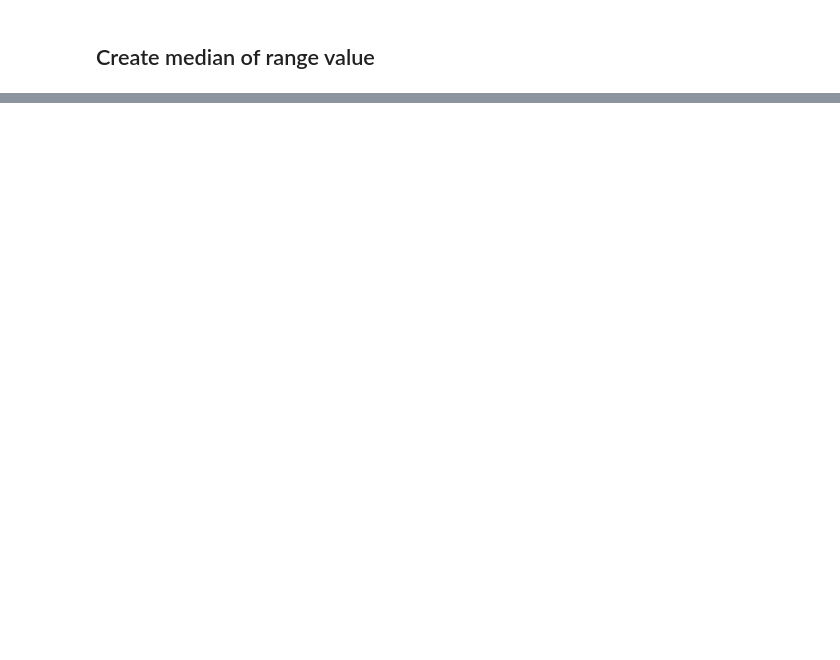
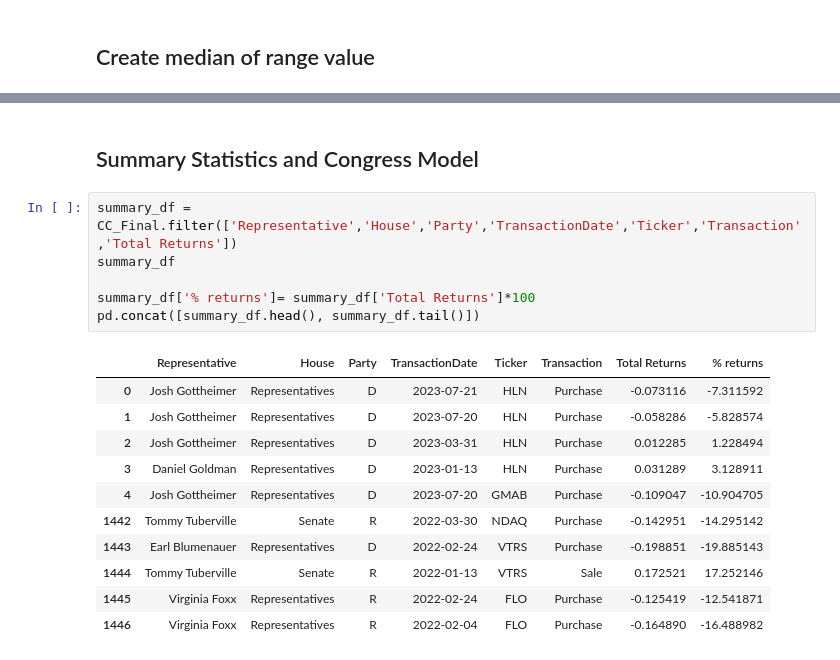
Before and after one commit to ssenhouse/project_3_congress_insider, a Jupyter notebook: Full_Congress_Data.ipynb, the cells around one changed output, grey strips where cells are left out. Drawn from its saved outputs; the diff is of its cells as text; blank space fills up the shorter version.

Commit message:
updated and added summary statistics

```diff
--- a/Full_Congress_Data.ipynb
+++ b/Full_Congress_Data.ipynb
@@ -709,0 +712,20 @@ CC_Final
+# %% [markdown]
+## Summary Statistics and Congress Model
+# %%
+summary_df = CC_Final.filter(['Representative','House','Party','TransactionDate','Ticker','Transaction','Total Returns'])
+summary_df
+
+summary_df['% returns']= summary_df['Total Returns']*100
+pd.concat([summary_df.head(), summary_df.tail()])
+# %% [output]
+|  | Representative | House | Party | TransactionDate | Ticker | Transaction | Total Returns | % returns |
+| 0 | Josh Gottheimer | Representatives | D | 2023-07-21 | HLN | Purchase | -0.073116 | -7.311592 |
+| 1 | Josh Gottheimer | Representatives | D | 2023-07-20 | HLN | Purchase | -0.058286 | -5.828574 |
+| 2 | Josh Gottheimer | Representatives | D | 2023-03-31 | HLN | Purchase | 0.012285 | 1.228494 |
+| 3 | Daniel Goldman | Representatives | D | 2023-01-13 | HLN | Purchase | 0.031289 | 3.128911 |
+| 4 | Josh Gottheimer | Representatives | D | 2023-07-20 | GMAB | Purchase | -0.109047 | -10.904705 |
+| 1442 | Tommy Tuberville | Senate | R | 2022-03-30 | NDAQ | Purchase | -0.142951 | -14.295142 |
+| 1443 | Earl Blumenauer | Representatives | D | 2022-02-24 | VTRS | Purchase | -0.198851 | -19.885143 |
+| 1444 | Tommy Tuberville | Senate | R | 2022-01-13 | VTRS | Sale | 0.172521 | 17.252146 |
+| 1445 | Virginia Foxx | Representatives | R | 2022-02-24 | FLO | Purchase | -0.125419 | -12.541871 |
+| 1446 | Virginia Foxx | Representatives | R | 2022-02-04 | FLO | Purchase | -0.164890 | -16.488982 |
```
Also changed, not shown: parts of 40 cells of this notebook, 1 other file.
